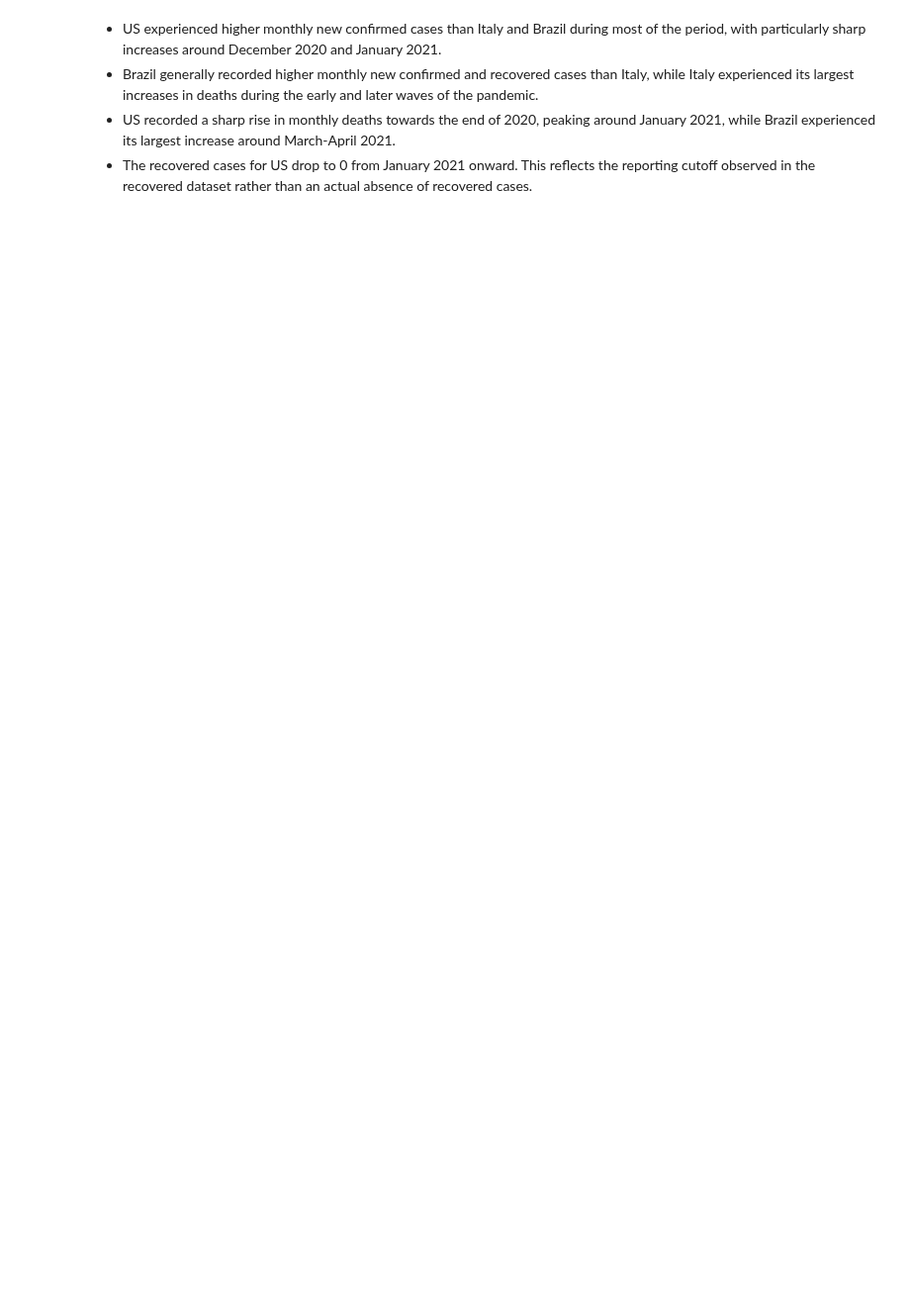
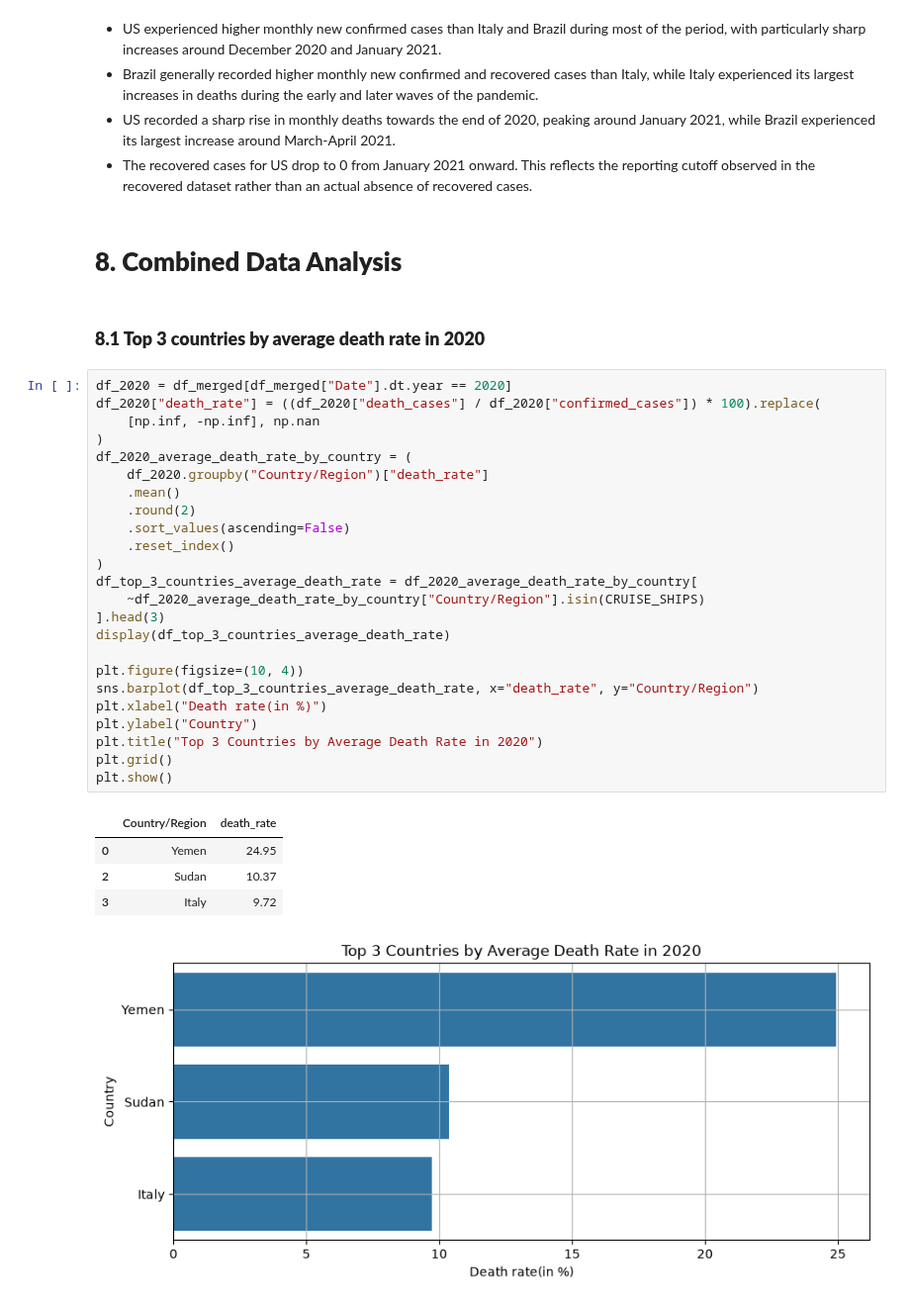
Before and after one commit to chetanchandel31/da-covid19, a Jupyter notebook: notebooks/01_covid_19_analysis.ipynb, the cells around one changed output. Shown at 99% size. Drawn from its saved outputs; the diff is of its cells as text; blank space fills up the shorter version.

Commit message:
combined data analysis

```diff
--- a/notebooks/01_covid_19_analysis.ipynb
+++ b/notebooks/01_covid_19_analysis.ipynb
@@ -1277,3 +1299,37 @@ plt.show()
 - Brazil generally recorded higher monthly new confirmed and recovered cases than Italy, while Italy experienced its largest increases in deaths during the early and later waves of the pandemic.
 - US recorded a sharp rise in monthly deaths towards the end of 2020, peaking around January 2021, while Brazil experienced its largest increase around March-April 2021.
 - The recovered cases for US drop to 0 from January 2021 onward. This reflects the reporting cutoff observed in the recovered dataset rather than an actual absence of recovered cases.
+# %% [markdown]
+# **8. Combined Data Analysis**
+# %% [markdown]
+### **8.1 Top 3 countries by average death rate in 2020**
+# %%
+df_2020 = df_merged[df_merged["Date"].dt.year == 2020]
+df_2020["death_rate"] = ((df_2020["death_cases"] / df_2020["confirmed_cases"]) * 100).replace(
+    [np.inf, -np.inf], np.nan
+)
+df_2020_average_death_rate_by_country = (
+    df_2020.groupby("Country/Region")["death_rate"]
+    .mean()
+    .round(2)
+    .sort_values(ascending=False)
+    .reset_index()
+)
+df_top_3_countries_average_death_rate = df_2020_average_death_rate_by_country[
+    ~df_2020_average_death_rate_by_country["Country/Region"].isin(CRUISE_SHIPS)
+].head(3)
+display(df_top_3_countries_average_death_rate)
+
+plt.figure(figsize=(10, 4))
+sns.barplot(df_top_3_countries_average_death_rate, x="death_rate", y="Country/Region")
+plt.xlabel("Death rate(in %)")
+plt.ylabel("Country")
+plt.title("Top 3 Countries by Average Death Rate in 2020")
+plt.grid()
+plt.show()
+# %% [output]
+|  | Country/Region | death_rate |
+| 0 | Yemen | 24.95 |
+| 2 | Sudan | 10.37 |
+| 3 | Italy | 9.72 |
+[figure, added]
```
Also changed, not shown: parts of 12 cells of this notebook.
